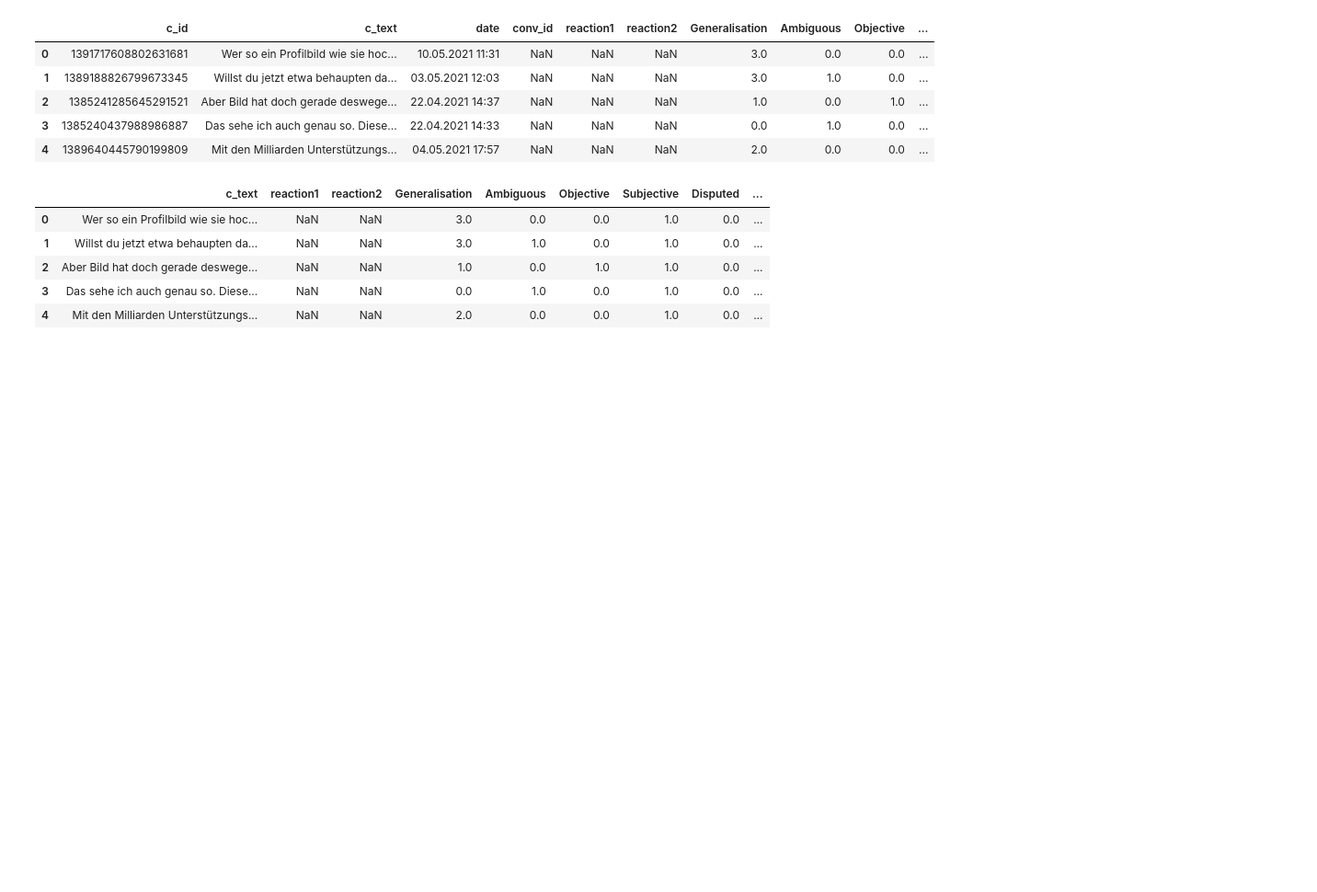
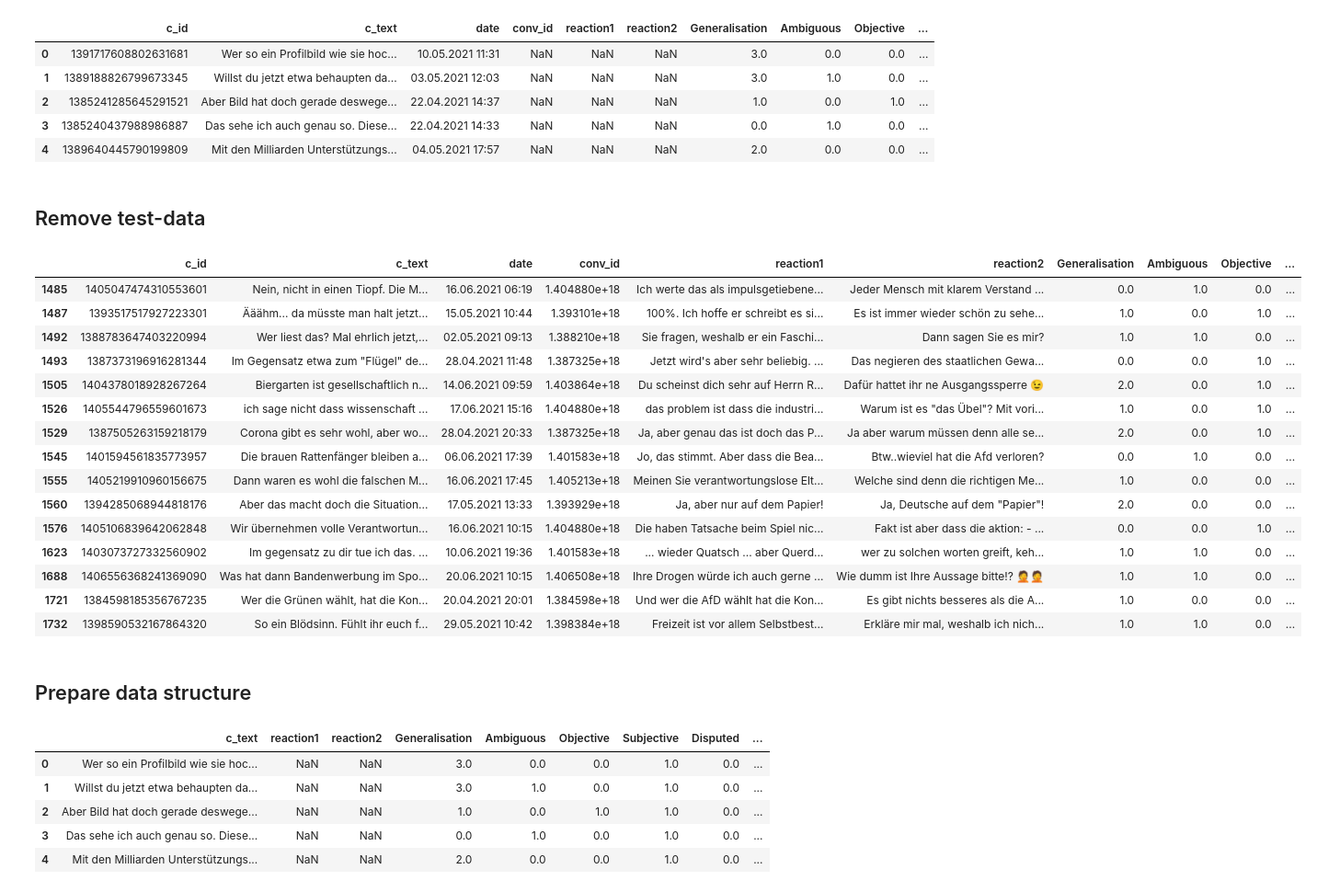
Before and after one commit to Vanessi-K/BA-controversial_feature_detection, a Jupyter notebook: 03_model_test.ipynb, the cells around one changed output. Shown at 92% size. Cells and saved outputs as stored; diff of their text form; code cells hidden in the pictures; blank space fills up the shorter version.

```diff
--- a/03_model_test.ipynb
+++ b/03_model_test.ipynb
@@ -27,6 +27,50 @@ data.head()
 | 2 | 1385241285645291521 | Aber Bild hat doch gerade deswege... | 22.04.2021 14:37 | NaN | NaN | NaN | 1.0 | 0.0 | 1.0 | ... |
 | 3 | 1385240437988986887 | Das sehe ich auch genau so. Diese... | 22.04.2021 14:33 | NaN | NaN | NaN | 0.0 | 1.0 | 0.0 | ... |
 | 4 | 1389640445790199809 | Mit den Milliarden Unterstützungs... | 04.05.2021 17:57 | NaN | NaN | NaN | 2.0 | 0.0 | 0.0 | ... |
+# %% [markdown]
+## Remove test-data
+# %%
+test_data_ids = [
+    1405047474310553601,
+    1388783647403220994,
+    1387373196916281344,
+    1405544796559601673,
+    1401594561835773957,
+    1405219910960156675,
+    1394285068944818176,
+    1405106839642062848,
+    1403073727332560902,
+    1406556368241369090,
+    1384598185356767235,
+    1398590532167864320,
+    1393517517927223301,
+    1404378018928267264,
+    1387505263159218179
+]
+
+test_data = data[data['c_id'].isin(test_data_ids)]
+data = data[~data['c_id'].isin(test_data_ids)]
+# %%
+test_data.head(15)
+# %% [output]
+|  | c_id | c_text | date | conv_id | reaction1 | reaction2 | Generalisation | Ambiguous | Objective | ... |
+| 1485 | 1405047474310553601 | Nein, nicht in einen Tiopf. Die M... | 16.06.2021 06:19 | 1.404880e+18 | Ich werte das als impulsgetiebene... | Jeder Mensch mit klarem Verstand ... | 0.0 | 1.0 | 0.0 | ... |
+| 1487 | 1393517517927223301 | Ääähm... da müsste man halt jetzt... | 15.05.2021 10:44 | 1.393101e+18 | 100%. Ich hoffe er schreibt es si... | Es ist immer wieder schön zu sehe... | 1.0 | 0.0 | 1.0 | ... |
+| 1492 | 1388783647403220994 | Wer liest das? Mal ehrlich jetzt,... | 02.05.2021 09:13 | 1.388210e+18 | Sie fragen, weshalb er ein Faschi... | Dann sagen Sie es mir? | 1.0 | 1.0 | 0.0 | ... |
+| 1493 | 1387373196916281344 | Im Gegensatz etwa zum "Flügel" de... | 28.04.2021 11:48 | 1.387325e+18 | Jetzt wird's aber sehr beliebig. ... | Das negieren des staatlichen Gewa... | 0.0 | 0.0 | 1.0 | ... |
+| 1505 | 1404378018928267264 | Biergarten ist gesellschaftlich n... | 14.06.2021 09:59 | 1.403864e+18 | Du scheinst dich sehr auf Herrn R... | Dafür hattet ihr ne Ausgangssperre 😉 | 2.0 | 0.0 | 1.0 | ... |
+| 1526 | 1405544796559601673 | ich sage nicht dass wissenschaft ... | 17.06.2021 15:16 | 1.404880e+18 | das problem ist dass die industri... | Warum ist es "das Übel"? Mit vori... | 1.0 | 0.0 | 1.0 | ... |
+| 1529 | 1387505263159218179 | Corona gibt es sehr wohl, aber wo... | 28.04.2021 20:33 | 1.387325e+18 | Ja, aber genau das ist doch das P... | Ja aber warum müssen denn alle se... | 2.0 | 0.0 | 1.0 | ... |
+| 1545 | 1401594561835773957 | Die brauen Rattenfänger bleiben a... | 06.06.2021 17:39 | 1.401583e+18 | Jo, das stimmt. Aber dass die Bea... | Btw..wieviel hat die Afd verloren? | 0.0 | 1.0 | 0.0 | ... |
+| 1555 | 1405219910960156675 | Dann waren es wohl die falschen M... | 16.06.2021 17:45 | 1.405213e+18 | Meinen Sie verantwortungslose Elt... | Welche sind denn die richtigen Me... | 1.0 | 0.0 | 0.0 | ... |
+| 1560 | 1394285068944818176 | Aber das macht doch die Situation... | 17.05.2021 13:33 | 1.393929e+18 | Ja, aber nur auf dem Papier! | Ja, Deutsche auf dem "Papier"! | 2.0 | 0.0 | 0.0 | ... |
+| 1576 | 1405106839642062848 | Wir übernehmen volle Verantwortun... | 16.06.2021 10:15 | 1.404880e+18 | Die haben Tatsache beim Spiel nic... | Fakt ist aber dass die aktion: - ... | 0.0 | 0.0 | 1.0 | ... |
+| 1623 | 1403073727332560902 | Im gegensatz zu dir tue ich das. ... | 10.06.2021 19:36 | 1.401583e+18 | ... wieder Quatsch ... aber Querd... | wer zu solchen worten greift, keh... | 1.0 | 1.0 | 0.0 | ... |
+| 1688 | 1406556368241369090 | Was hat dann Bandenwerbung im Spo... | 20.06.2021 10:15 | 1.406508e+18 | Ihre Drogen würde ich auch gerne ... | Wie dumm ist Ihre Aussage bitte!? 🤦🤦 | 1.0 | 1.0 | 0.0 | ... |
+| 1721 | 1384598185356767235 | Wer die Grünen wählt, hat die Kon... | 20.04.2021 20:01 | 1.384598e+18 | Und wer die AfD wählt hat die Kon... | Es gibt nichts besseres als die A... | 1.0 | 0.0 | 0.0 | ... |
+| 1732 | 1398590532167864320 | So ein Blödsinn. Fühlt ihr euch f... | 29.05.2021 10:42 | 1.398384e+18 | Freizeit ist vor allem Selbstbest... | Erkläre mir mal, weshalb ich nich... | 1.0 | 1.0 | 0.0 | ... |
+# %% [markdown]
+## Prepare data structure
 # %%
 data.drop(labels=['c_id', 'date', 'conv_id'], axis=1, inplace=True)
 # %%
```
Also changed, not shown: parts of 3 cells of this notebook.
